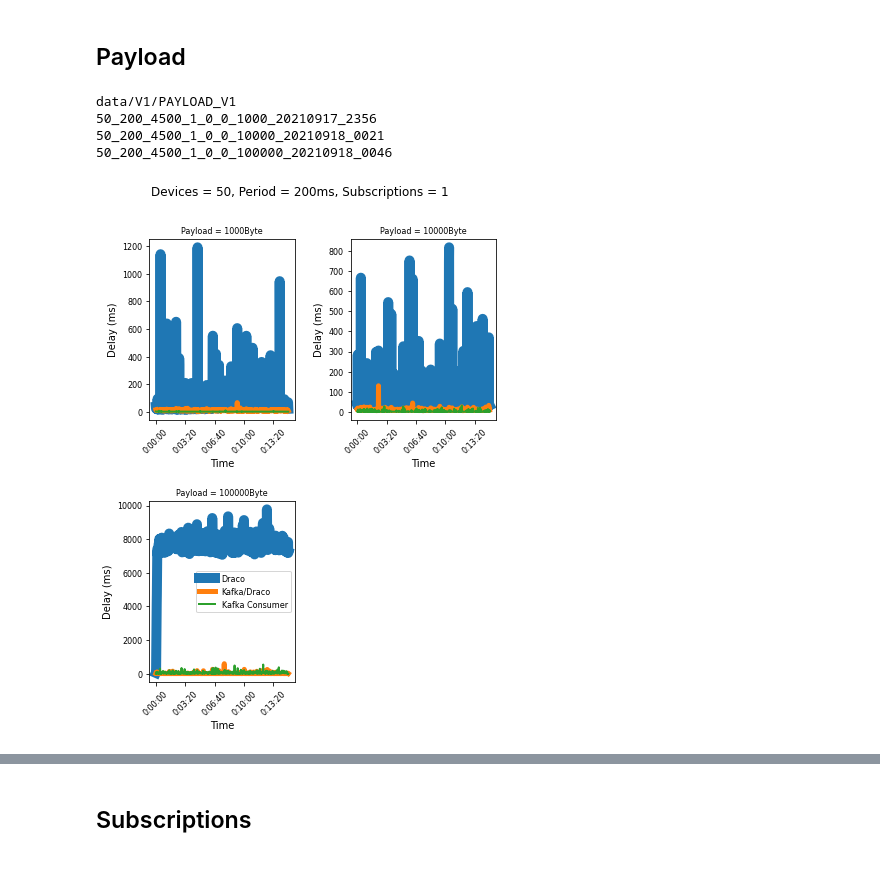
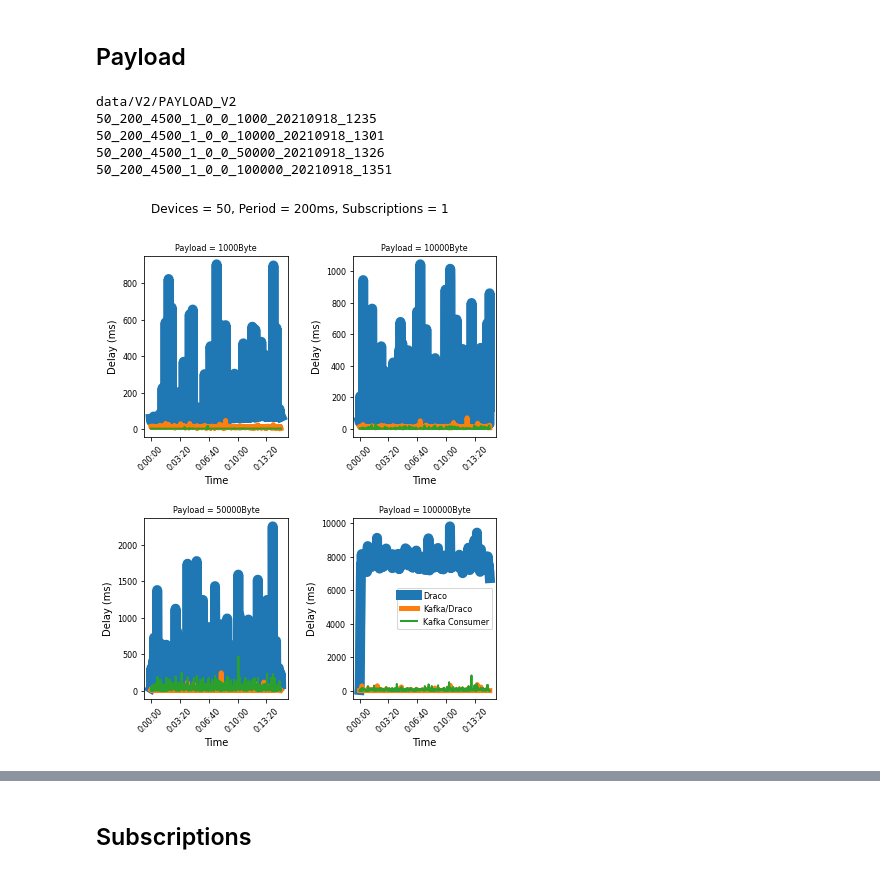
Before and after one commit to w4bo/fiware-performance-analysis, a Jupyter notebook: graphMatrixTesting.ipynb, the cells around one changed output, grey strips where cells are left out. Drawn from its saved outputs; the diff is of its cells as text; code cells hidden in the pictures.

```diff
--- a/graphMatrixTesting.ipynb
+++ b/graphMatrixTesting.ipynb
@@ -35,9 +35,6 @@ sys.path.append('.')
 # %%
 import tools_graph
 import tools_data
-# %%
-experiment_set = "data/V1/FREQUENCY_V1"
-experiments = tools_data.getExperimentsInSet(experiment_set)
 # %% [markdown]
 ---
 # Time Count
@@ -164,7 +170,7 @@ data/V1/SUB_V1
 ---
 # Time delay
 # %%
-def graphMatrixTimeDelay(experiment_set, variable, fixed_params_list, subplot_title):
+def graphMatrixTimeDelay(experiment_set, variable, fixed_params_list, subplot_title, ascending=True):
     print(experiment_set)
     index_meaning = {
         0: "Devices",
@@ -184,7 +190,7 @@ def graphMatrixTimeDelay(experiment_set, variable, fixed_params_list, subplot_ti
 
     experiments = tools_data.getExperimentsInSet(experiment_set)
 
-    experiments.sort(key = lambda x: int(x.split("_")[variable]))
+    experiments.sort(key = lambda x: int(x.split("_")[variable]), reverse = not ascending)
     base_params = experiments[0].split("_")
 
     ny = math.ceil(len(experiments) / 2)
@@ -266,10 +272,11 @@ data/V1/FREQUENCY_V1
 # %% [markdown]
 ## Payload
 # %%
-graphMatrixTimeDelay("data/V1/PAYLOAD_V1", 6, [0,1,3], lambda params: "Payload = {}Byte".format(params[6]))
+graphMatrixTimeDelay("data/V2/PAYLOAD_V2", 6, [0,1,3], lambda params: "Payload = {}Byte".format(params[6]))
 # %% [output]
-data/V1/PAYLOAD_V1
-50_200_4500_1_0_0_1000_20210917_2356
-50_200_4500_1_0_0_10000_20210918_0021
-50_200_4500_1_0_0_100000_20210918_0046
+data/V2/PAYLOAD_V2
+50_200_4500_1_0_0_1000_20210918_1235
+50_200_4500_1_0_0_10000_20210918_1301
+50_200_4500_1_0_0_50000_20210918_1326
+50_200_4500_1_0_0_100000_20210918_1351
-[figure, old version]
+[figure, new version]
```
Also changed, not shown: parts of 21 cells of this notebook.
